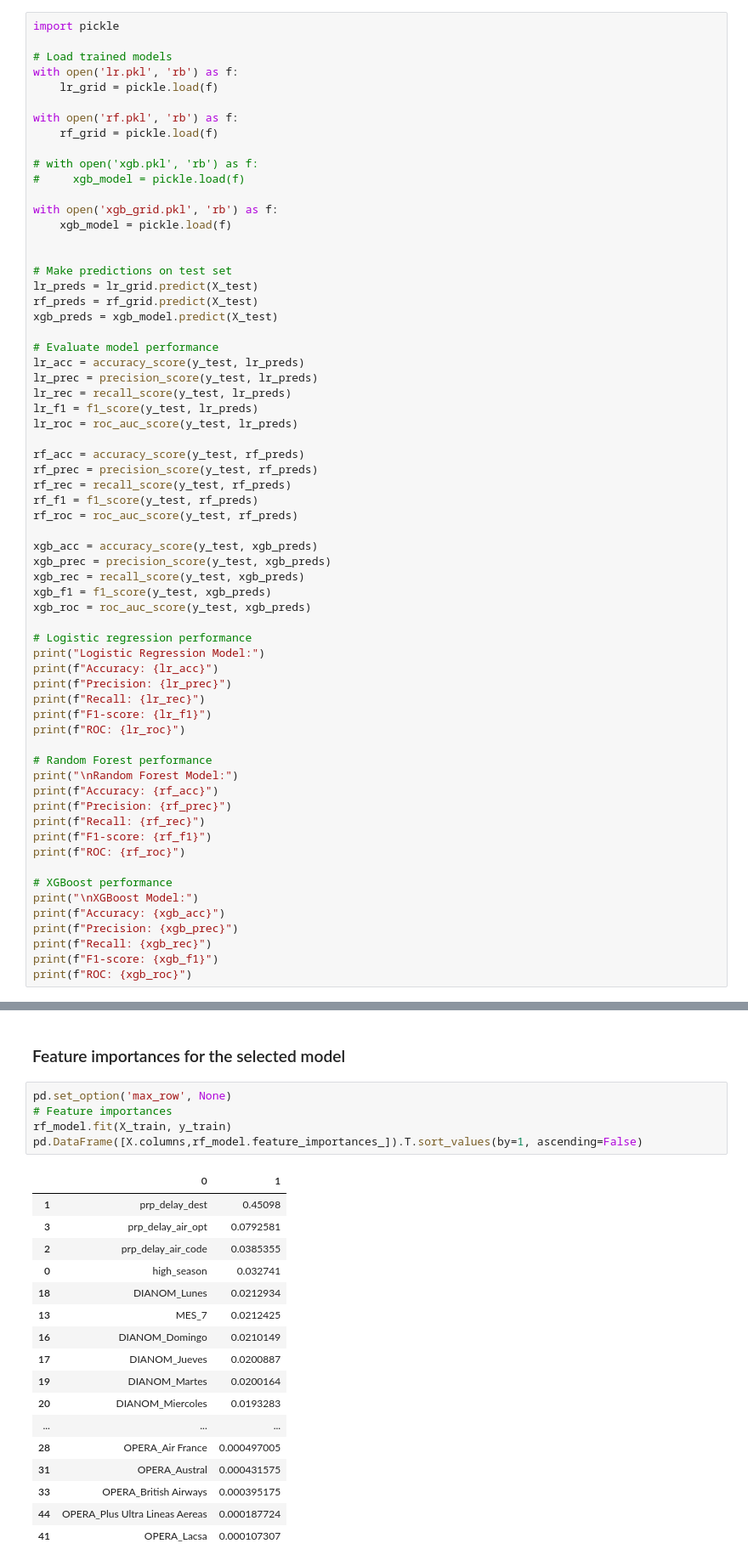
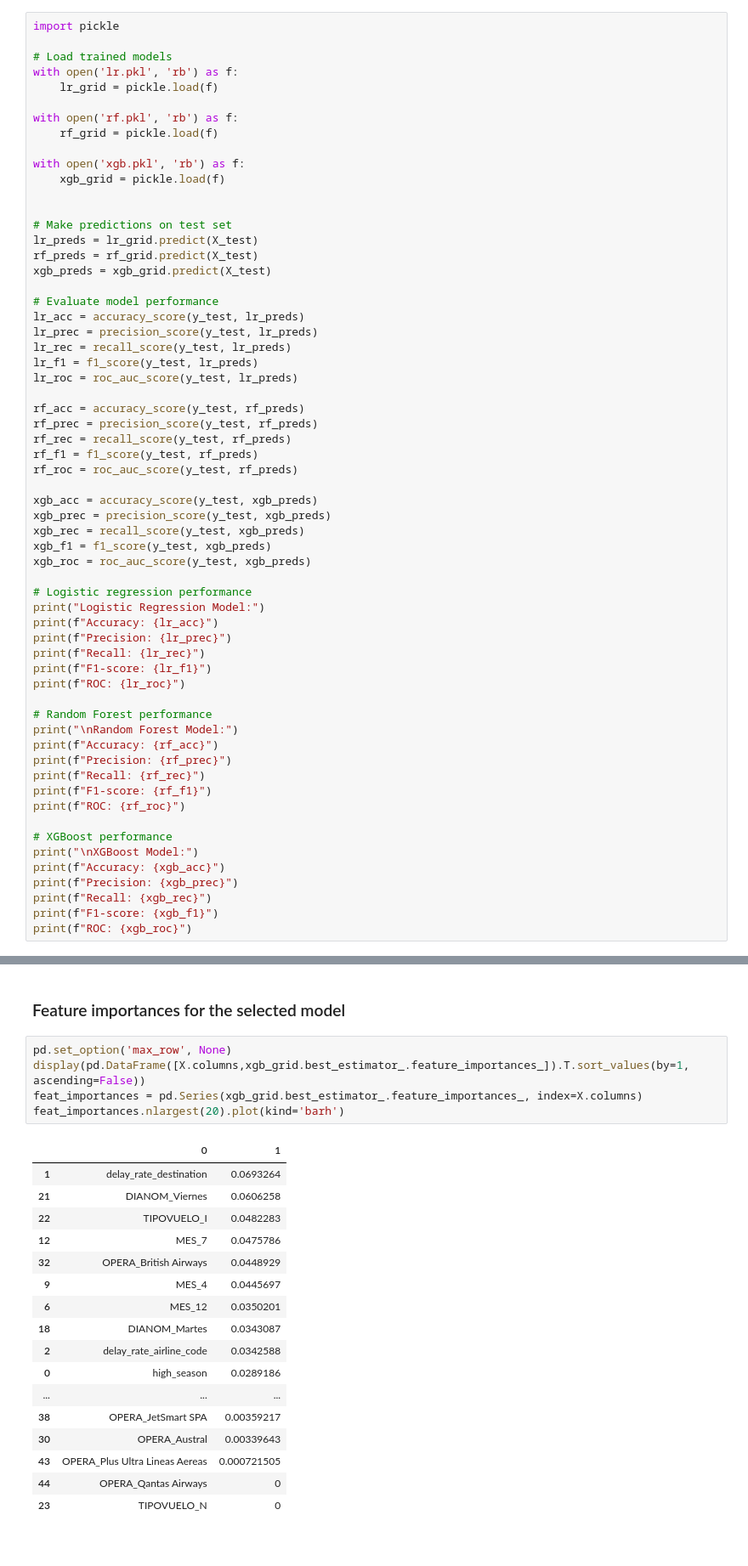
Before and after one commit to almendradelmoral/Challenge-Data-Scientist-Almendra-del-Moral, a Jupyter notebook: solution.ipynb, the cells around one changed output, grey strips where cells are left out. Shown: that part at 85% size. Drawn from its saved outputs; the diff is of its cells as text.

```diff
--- a/solution.ipynb
+++ b/solution.ipynb
@@ -720,17 +716,14 @@ with open('lr.pkl', 'rb') as f:
 with open('rf.pkl', 'rb') as f:
     rf_grid = pickle.load(f)
 
-# with open('xgb.pkl', 'rb') as f:
-#     xgb_model = pickle.load(f)
-
-with open('xgb_grid.pkl', 'rb') as f:
-    xgb_model = pickle.load(f)
+with open('xgb.pkl', 'rb') as f:
+    xgb_grid = pickle.load(f)
 
 
 # Make predictions on test set
 lr_preds = lr_grid.predict(X_test)
 rf_preds = rf_grid.predict(X_test)
-xgb_preds = xgb_model.predict(X_test)
+xgb_preds = xgb_grid.predict(X_test)
 
 # Evaluate model performance
 lr_acc = accuracy_score(y_test, lr_preds)
@@ -872,24 +867,24 @@ plt.show()
 ### Feature importances for the selected model
 # %%
 pd.set_option('max_row', None)
-# Feature importances
-rf_model.fit(X_train, y_train)
-pd.DataFrame([X.columns,rf_model.feature_importances_]).T.sort_values(by=1, ascending=False)
+display(pd.DataFrame([X.columns,xgb_grid.best_estimator_.feature_importances_]).T.sort_values(by=1, ascending=False))
+feat_importances = pd.Series(xgb_grid.best_estimator_.feature_importances_, index=X.columns)
+feat_importances.nlargest(20).plot(kind='barh')
 # %% [output]
 |  | 0 | 1 |
-| 1 | prp_delay_dest | 0.45098 |
-| 3 | prp_delay_air_opt | 0.0792581 |
-| 2 | prp_delay_air_code | 0.0385355 |
-| 0 | high_season | 0.032741 |
-| 18 | DIANOM_Lunes | 0.0212934 |
-| 13 | MES_7 | 0.0212425 |
-| 16 | DIANOM_Domingo | 0.0210149 |
-| 17 | DIANOM_Jueves | 0.0200887 |
-| 19 | DIANOM_Martes | 0.0200164 |
-| 20 | DIANOM_Miercoles | 0.0193283 |
+| 1 | delay_rate_destination | 0.0693264 |
+| 21 | DIANOM_Viernes | 0.0606258 |
+| 22 | TIPOVUELO_I | 0.0482283 |
+| 12 | MES_7 | 0.0475786 |
+| 32 | OPERA_British Airways | 0.0448929 |
+| 9 | MES_4 | 0.0445697 |
+| 6 | MES_12 | 0.0350201 |
+| 18 | DIANOM_Martes | 0.0343087 |
+| 2 | delay_rate_airline_code | 0.0342588 |
+| 0 | high_season | 0.0289186 |
 | ... | ... | ... |
-| 28 | OPERA_Air France | 0.000497005 |
-| 31 | OPERA_Austral | 0.000431575 |
-| 33 | OPERA_British Airways | 0.000395175 |
-| 44 | OPERA_Plus Ultra Lineas Aereas | 0.000187724 |
-| 41 | OPERA_Lacsa | 0.000107307 |
+| 38 | OPERA_JetSmart SPA | 0.00359217 |
+| 30 | OPERA_Austral | 0.00339643 |
+| 43 | OPERA_Plus Ultra Lineas Aereas | 0.000721505 |
+| 44 | OPERA_Qantas Airways | 0 |
+| 23 | TIPOVUELO_N | 0 |
```
Also changed, not shown: parts of 9 cells of this notebook, 2 other files.
